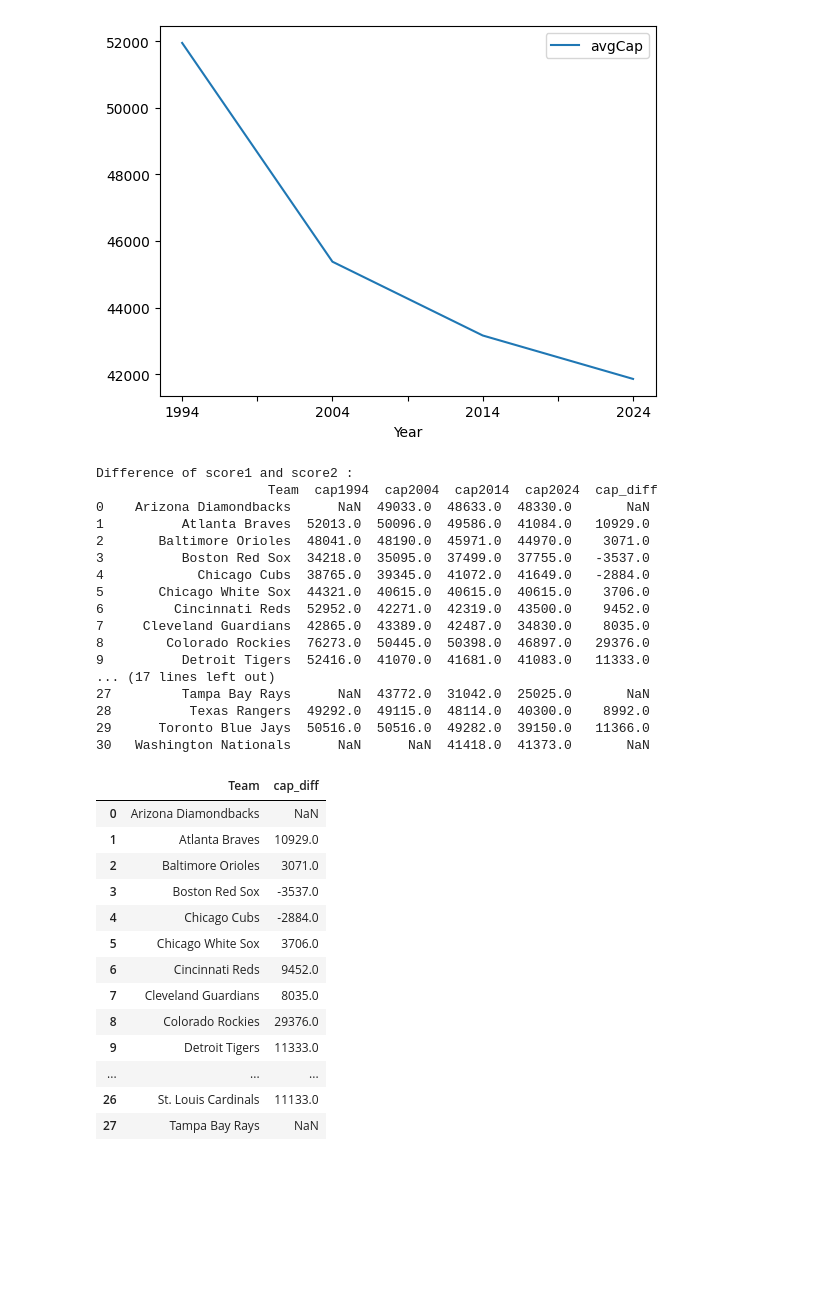
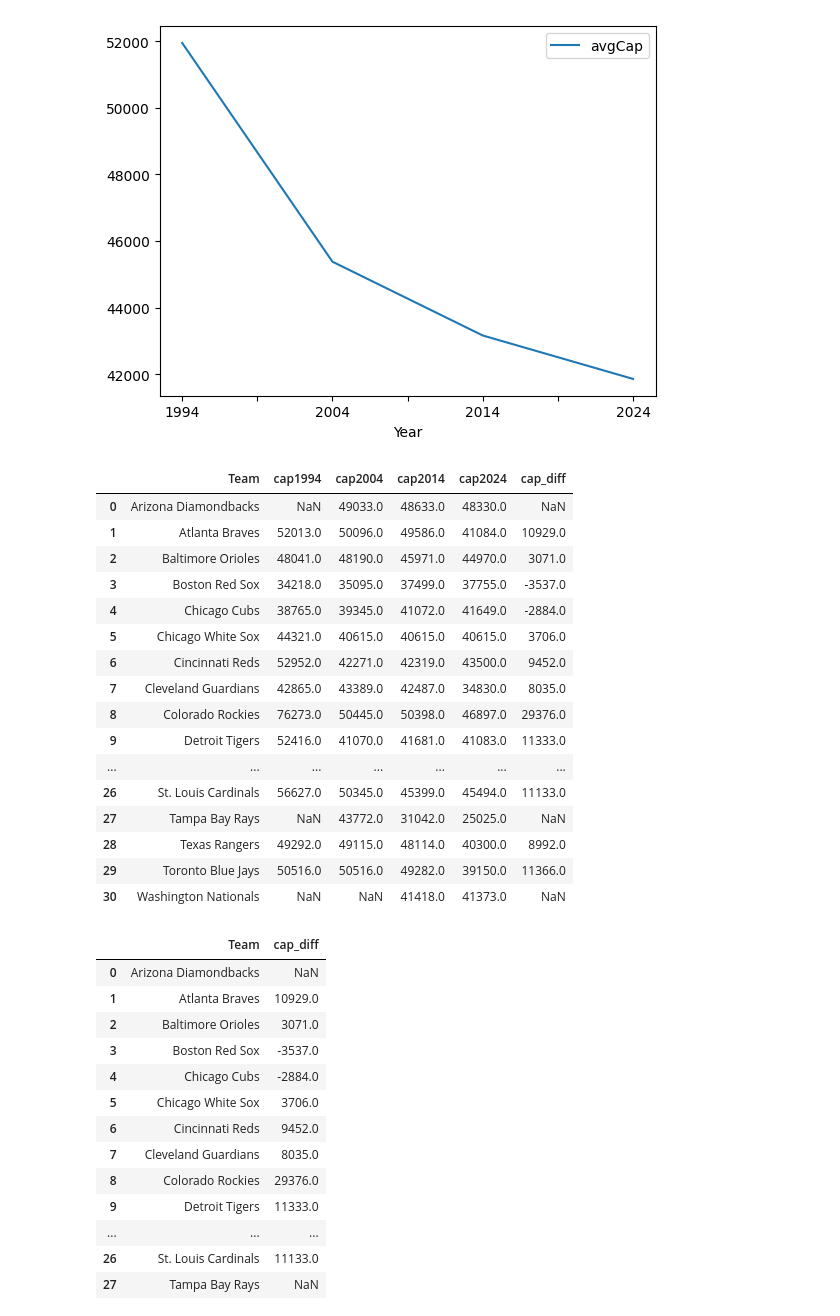
Before and after one commit to milesbolton/milesbolton.github.io, a Jupyter notebook: docs/lede-project-2/ballparks-base-data.ipynb, the cells around one changed output. Drawn from its saved outputs; the diff is of its cells as text; code cells hidden in the pictures; blank space fills up the shorter version.

```diff
--- a/docs/lede-project-2/ballparks-base-data.ipynb
+++ b/docs/lede-project-2/ballparks-base-data.ipynb
@@ -60,25 +60,25 @@ overallchange_df.plot.line(x='Year', y='avgCap')
 [figure]
 # %%
 df['cap_diff'] = df['cap1994'] - df['cap2024']
-print("\nDifference of score1 and score2 :\n", df)
+df
 # %% [output]
-Difference of score1 and score2 :
-                      Team  cap1994  cap2004  cap2014  cap2024  cap_diff
-0    Arizona Diamondbacks      NaN  49033.0  48633.0  48330.0       NaN
-1          Atlanta Braves  52013.0  50096.0  49586.0  41084.0   10929.0
-2       Baltimore Orioles  48041.0  48190.0  45971.0  44970.0    3071.0
-3          Boston Red Sox  34218.0  35095.0  37499.0  37755.0   -3537.0
-4            Chicago Cubs  38765.0  39345.0  41072.0  41649.0   -2884.0
-5       Chicago White Sox  44321.0  40615.0  40615.0  40615.0    3706.0
-6         Cincinnati Reds  52952.0  42271.0  42319.0  43500.0    9452.0
-7     Cleveland Guardians  42865.0  43389.0  42487.0  34830.0    8035.0
-8        Colorado Rockies  76273.0  50445.0  50398.0  46897.0   29376.0
-9          Detroit Tigers  52416.0  41070.0  41681.0  41083.0   11333.0
-... (17 lines left out)
-27         Tampa Bay Rays      NaN  43772.0  31042.0  25025.0       NaN
-28          Texas Rangers  49292.0  49115.0  48114.0  40300.0    8992.0
-29      Toronto Blue Jays  50516.0  50516.0  49282.0  39150.0   11366.0
-30   Washington Nationals      NaN      NaN  41418.0  41373.0       NaN
+|  | Team | cap1994 | cap2004 | cap2014 | cap2024 | cap_diff |
+| 0 | Arizona Diamondbacks | NaN | 49033.0 | 48633.0 | 48330.0 | NaN |
+| 1 | Atlanta Braves | 52013.0 | 50096.0 | 49586.0 | 41084.0 | 10929.0 |
+| 2 | Baltimore Orioles | 48041.0 | 48190.0 | 45971.0 | 44970.0 | 3071.0 |
+| 3 | Boston Red Sox | 34218.0 | 35095.0 | 37499.0 | 37755.0 | -3537.0 |
+| 4 | Chicago Cubs | 38765.0 | 39345.0 | 41072.0 | 41649.0 | -2884.0 |
+| 5 | Chicago White Sox | 44321.0 | 40615.0 | 40615.0 | 40615.0 | 3706.0 |
+| 6 | Cincinnati Reds | 52952.0 | 42271.0 | 42319.0 | 43500.0 | 9452.0 |
+| 7 | Cleveland Guardians | 42865.0 | 43389.0 | 42487.0 | 34830.0 | 8035.0 |
+| 8 | Colorado Rockies | 76273.0 | 50445.0 | 50398.0 | 46897.0 | 29376.0 |
+| 9 | Detroit Tigers | 52416.0 | 41070.0 | 41681.0 | 41083.0 | 11333.0 |
+| ... | ... | ... | ... | ... | ... | ... |
+| 26 | St. Louis Cardinals | 56627.0 | 50345.0 | 45399.0 | 45494.0 | 11133.0 |
+| 27 | Tampa Bay Rays | NaN | 43772.0 | 31042.0 | 25025.0 | NaN |
+| 28 | Texas Rangers | 49292.0 | 49115.0 | 48114.0 | 40300.0 | 8992.0 |
+| 29 | Toronto Blue Jays | 50516.0 | 50516.0 | 49282.0 | 39150.0 | 11366.0 |
+| 30 | Washington Nationals | NaN | NaN | 41418.0 | 41373.0 | NaN |
 # %%
 change_df = df.drop(columns=['cap1994', 'cap2004', 'cap2014', 'cap2024'])
 change_df
```
